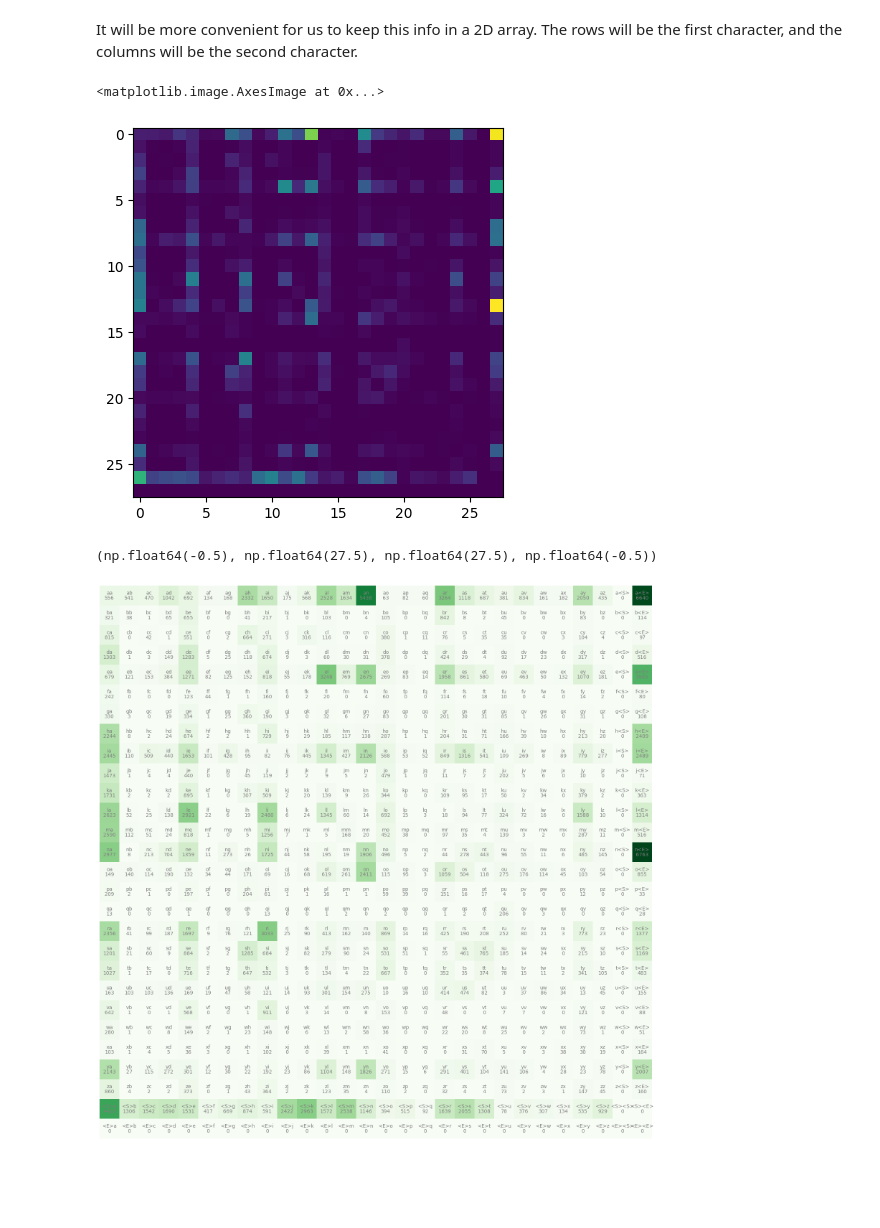
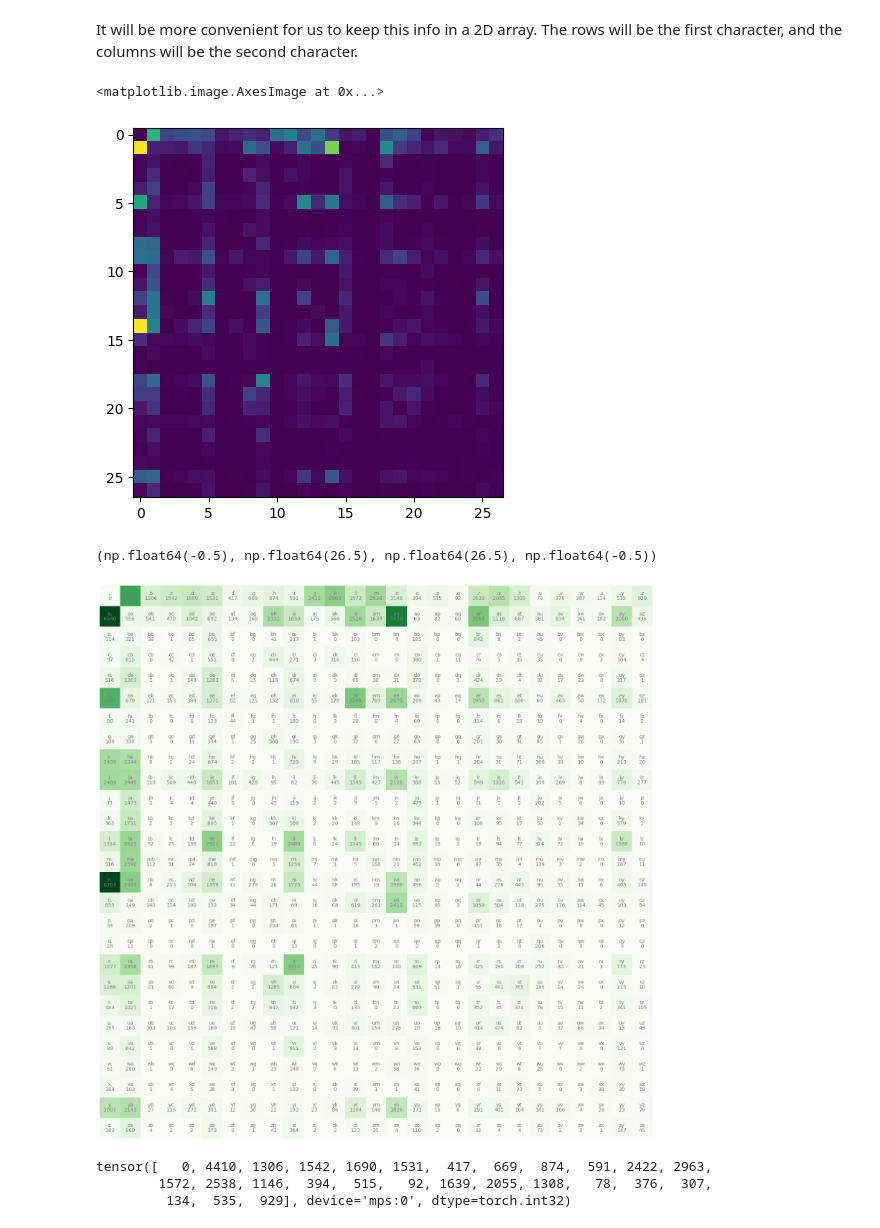
Before and after one commit to Zireael26/karpathy-makemore, a Jupyter notebook: makemore.ipynb, the cells around one changed output. Saved outputs shown, nothing was run; the diff lists cells and outputs as text; code cells hidden in the pictures; blank space fills up the shorter version.

```diff
--- a/makemore.ipynb
+++ b/makemore.ipynb
@@ -94,13 +97,12 @@ import torch
 # %%
-N = torch.zeros((28, 28), dtype=torch.int32)
+N = torch.zeros((27, 27), dtype=torch.int32)
 # %%
 chars = sorted(list(set(''.join(words))))
-stoi = {s:i for i,s in enumerate(chars)}
-stoi['<S>'] = 26
-stoi['<E>'] = 27
+stoi = {s:i+1 for i,s in enumerate(chars)}
+stoi['.'] = 0
 # %%
 for w in words:
-    chs = ['<S>'] + list(w) + ['<E>']
+    chs = ['.'] + list(w) + ['.']
     for ch1, ch2 in zip(chs, chs[1:]):
         ix1 = stoi[ch1]
         ix2 = stoi[ch2]
@@ -108,22 +110,28 @@ for w in words:
 # %%
 import matplotlib.pyplot as plt
 %matplotlib inline
-plt.imshow(N)
+plt.imshow(N.cpu())
 # %% [output]
 <matplotlib.image.AxesImage at 0x...>
-[figure, old version]
+[figure, new version]
 # %%
 itos = {i:s for s,i in stoi.items()}
 
 plt.figure(figsize=(20, 20))
-plt.imshow(N, cmap='Greens')
-for i in range(28):
-    for j in range(28):
+plt.imshow(N.cpu(), cmap='Greens')
+for i in range(27):
+    for j in range(27):
         chstr = itos[i] + itos[j]
         plt.text(j, i, chstr, ha='center', va='bottom', color='gray')
-        plt.text(j, i, N[i, j].item(), ha='center', va='top', color='gray')
+        plt.text(j, i, str(N[i, j].item()), ha='center', va='top', color='gray')
 
 plt.axis('off')
 # %% [output]
-(np.float64(-0.5), np.float64(27.5), np.float64(27.5), np.float64(-0.5))
+(np.float64(-0.5), np.float64(26.5), np.float64(26.5), np.float64(-0.5))
-[figure, old version]
+[figure, new version]
+# %%
+N[0]
+# %% [output]
+tensor([   0, 4410, 1306, 1542, 1690, 1531,  417,  669,  874,  591, 2422, 2963,
+        1572, 2538, 1146,  394,  515,   92, 1639, 2055, 1308,   78,  376,  307,
+         134,  535,  929], device='mps:0', dtype=torch.int32)
```
Also changed, not shown: parts of 9 cells of this notebook.
